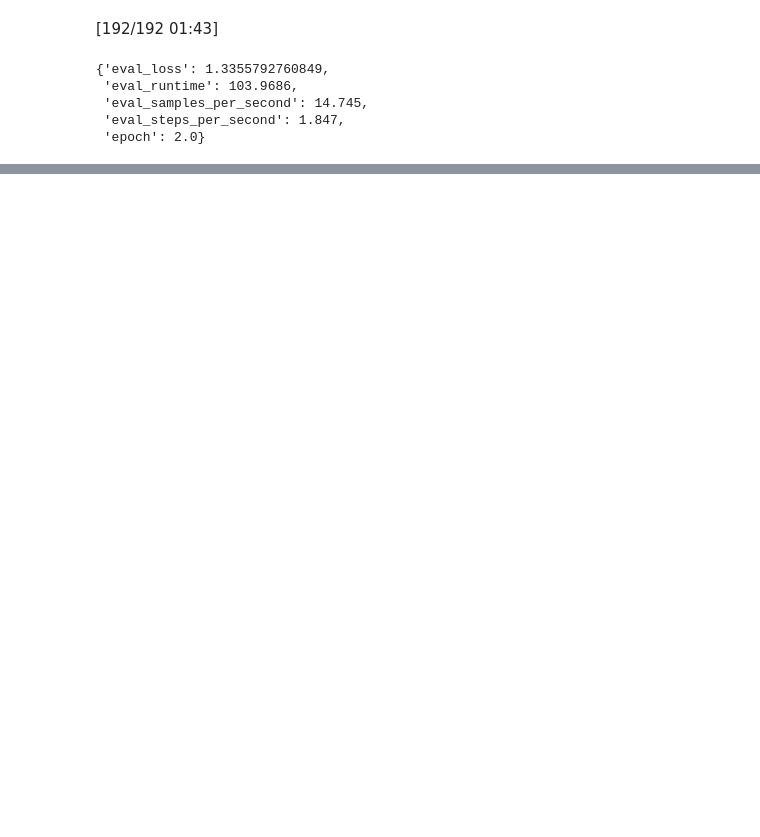
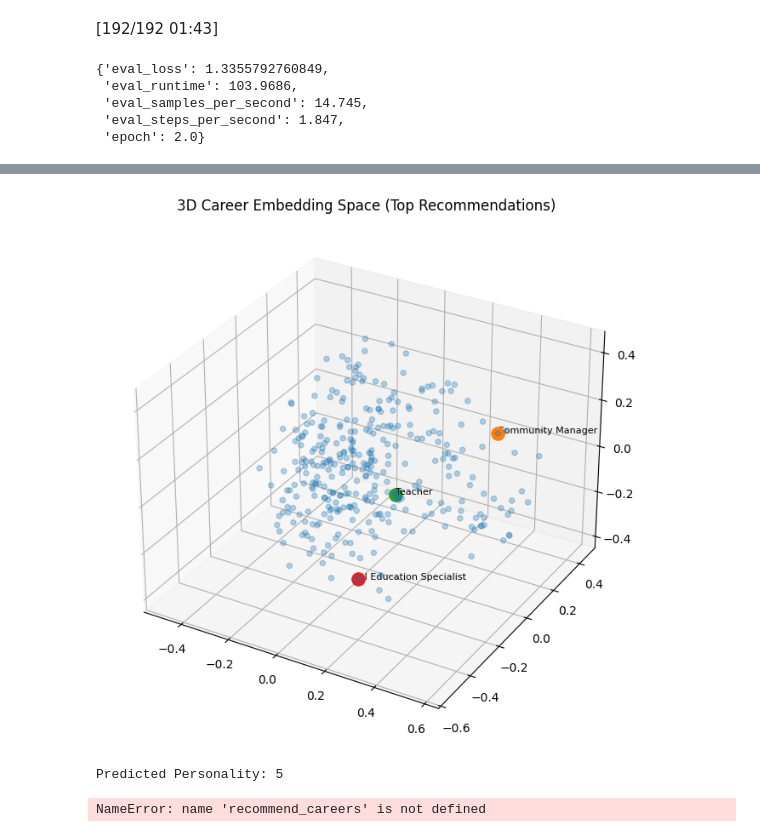
Before and after one commit to khushipanwar16/Multimodal-Personality-Career-Intelligence-System, a Jupyter notebook: notebooks/data_check.ipynb, the cells around one changed output, grey strips where cells are left out. Cells and saved outputs as stored; diff of their text form; code cells hidden in the pictures; blank space fills up the shorter version.

```diff
--- a/notebooks/data_check.ipynb
+++ b/notebooks/data_check.ipynb
@@ -285,0 +364,6 @@ trainer.evaluate()
+# %%
+user_embedding = embed_model.encode([test_text])
+# %%
+from sklearn.metrics.pairwise import cosine_similarity
+
+similarities = cosine_similarity(user_embedding, career_embeddings)
@@ -285,0 +401,33 @@ trainer.evaluate()
+# %%
+fig = plt.figure(figsize=(10,8))
+ax = fig.add_subplot(111, projection='3d')
+
+# plot all careers
+ax.scatter(
+    career_3d[:,0],
+    career_3d[:,1],
+    career_3d[:,2],
+    alpha=0.3
+)
+
+# highlight top recommendations
+for idx in top_indices:
+    ax.scatter(
+        career_3d[idx,0],
+        career_3d[idx,1],
+        career_3d[idx,2],
+        s=120
+    )
+
+    ax.text(
+        career_3d[idx,0],
+        career_3d[idx,1],
+        career_3d[idx,2],
+        career_df.iloc[idx]["career"],
+        fontsize=8
+    )
+
+ax.set_title("3D Career Embedding Space (Top Recommendations)")
+plt.show()
+# %% [output]
+[figure, added]
@@ -285,0 +443,19 @@ trainer.evaluate()
+# %%
+user_text = """Hello, my name is Khushi. I enjoy structured learning, problem solving and meaningful conversations."""
+
+# personality prediction
+personality = predict_personality(user_text)
+print("Predicted Personality:", personality)
+
+# career recommendations
+recommendations, top_indices = recommend_careers(user_text)
+
+print("\nTop Career Recommendations:")
+for career in recommendations:
+    print("-", career)
+
+# visualization
+visualize_careers(top_indices)
+# %% [output]
+Predicted Personality: 5
+NameError: name 'recommend_careers' is not defined
```
Also changed, not shown: parts of 16 cells of this notebook, 1 other file.
